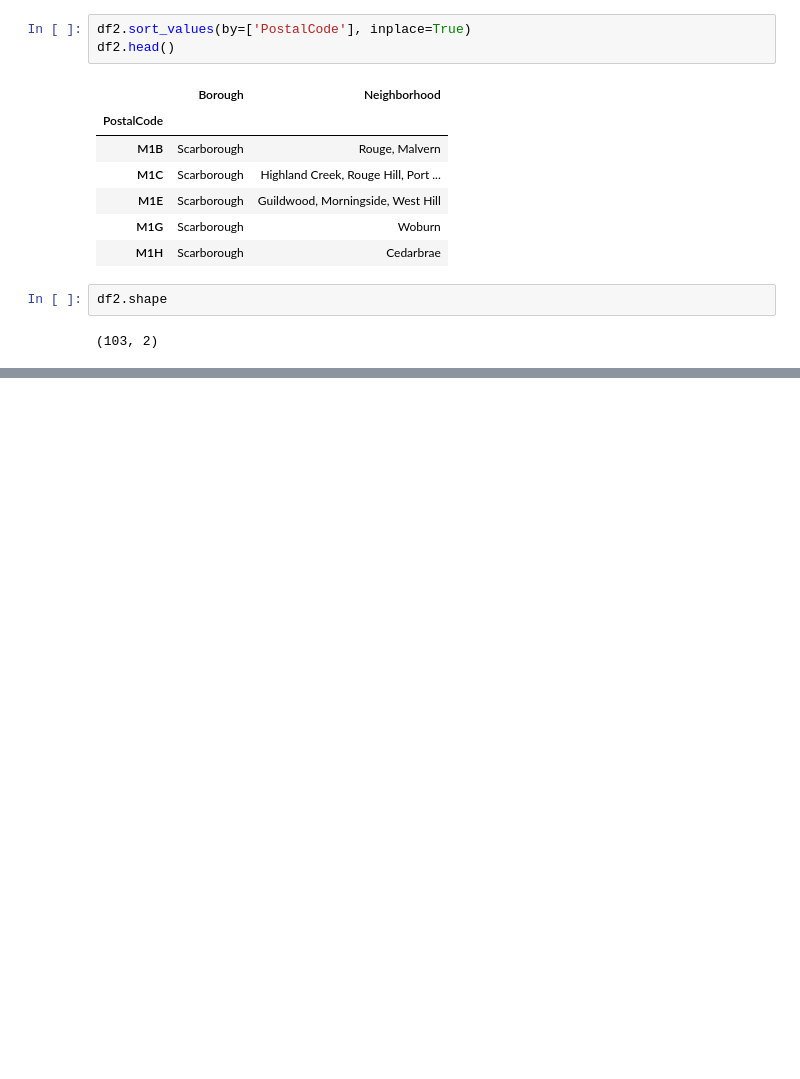
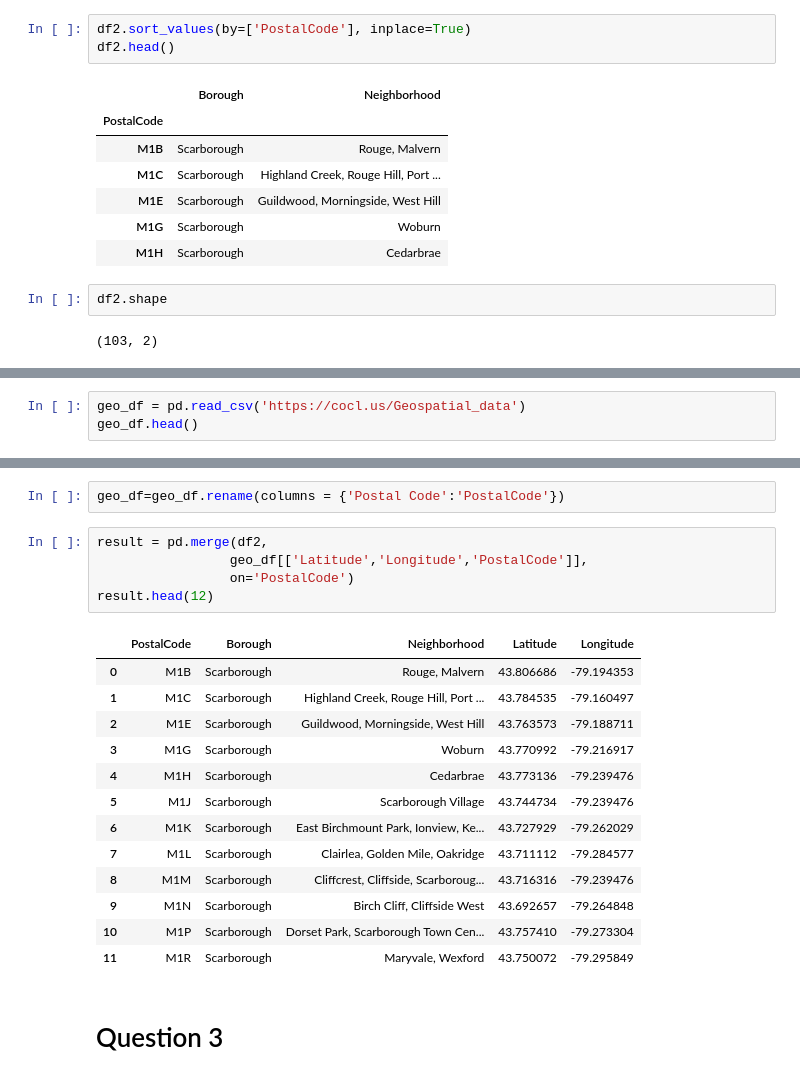
Before and after one commit to jsc627/Coursera_Capstone, a Jupyter notebook: Applied Data Science Capstone.ipynb, the cells around one changed output, grey strips where cells are left out. Cells and saved outputs as stored; diff of their text form; blank space fills up the shorter version.

```diff
--- a/Applied Data Science Capstone.ipynb
+++ b/Applied Data Science Capstone.ipynb
@@ -96,0 +101,3 @@ df2.shape
+# %%
+geo_df = pd.read_csv('https://cocl.us/Geospatial_data')
+geo_df.head()
@@ -96,0 +111,23 @@ df2.shape
+# %%
+geo_df=geo_df.rename(columns = {'Postal Code':'PostalCode'})
+# %%
+result = pd.merge(df2,
+                 geo_df[['Latitude','Longitude','PostalCode']],
+                 on='PostalCode')
+result.head(12)
+# %% [output]
+|  | PostalCode | Borough | Neighborhood | Latitude | Longitude |
+| 0 | M1B | Scarborough | Rouge, Malvern | 43.806686 | -79.194353 |
+| 1 | M1C | Scarborough | Highland Creek, Rouge Hill, Port ... | 43.784535 | -79.160497 |
+| 2 | M1E | Scarborough | Guildwood, Morningside, West Hill | 43.763573 | -79.188711 |
+| 3 | M1G | Scarborough | Woburn | 43.770992 | -79.216917 |
+| 4 | M1H | Scarborough | Cedarbrae | 43.773136 | -79.239476 |
+| 5 | M1J | Scarborough | Scarborough Village | 43.744734 | -79.239476 |
+| 6 | M1K | Scarborough | East Birchmount Park, Ionview, Ke... | 43.727929 | -79.262029 |
+| 7 | M1L | Scarborough | Clairlea, Golden Mile, Oakridge | 43.711112 | -79.284577 |
+| 8 | M1M | Scarborough | Cliffcrest, Cliffside, Scarboroug... | 43.716316 | -79.239476 |
+| 9 | M1N | Scarborough | Birch Cliff, Cliffside West | 43.692657 | -79.264848 |
+| 10 | M1P | Scarborough | Dorset Park, Scarborough Town Cen... | 43.757410 | -79.273304 |
+| 11 | M1R | Scarborough | Maryvale, Wexford | 43.750072 | -79.295849 |
+# %% [markdown]
+# Question 3
```
Also changed, not shown: parts of 8 cells of this notebook.
